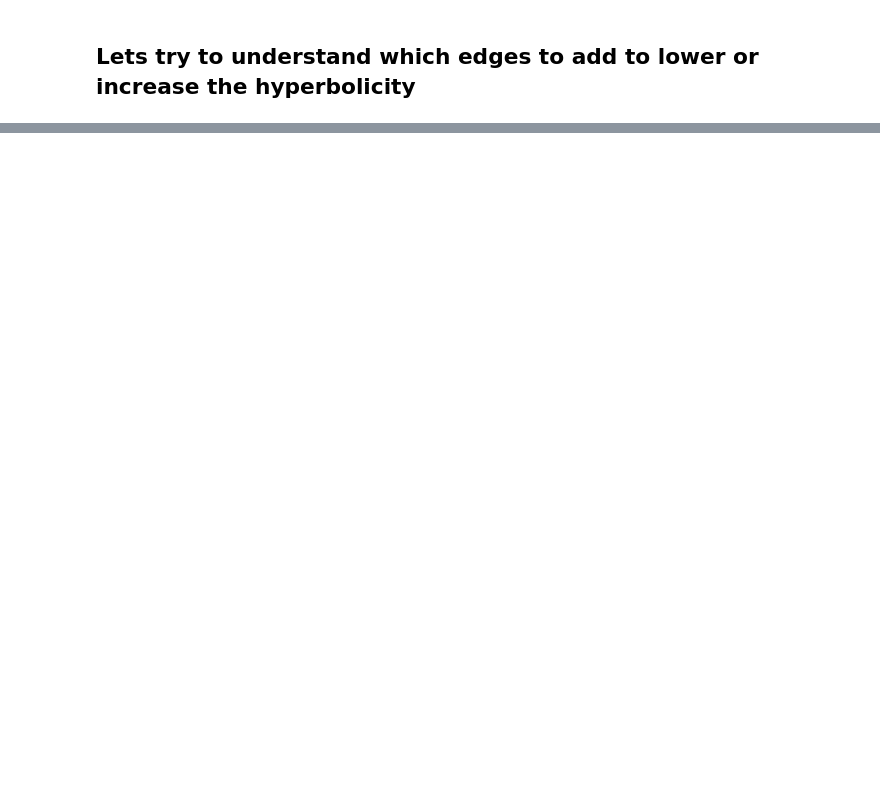
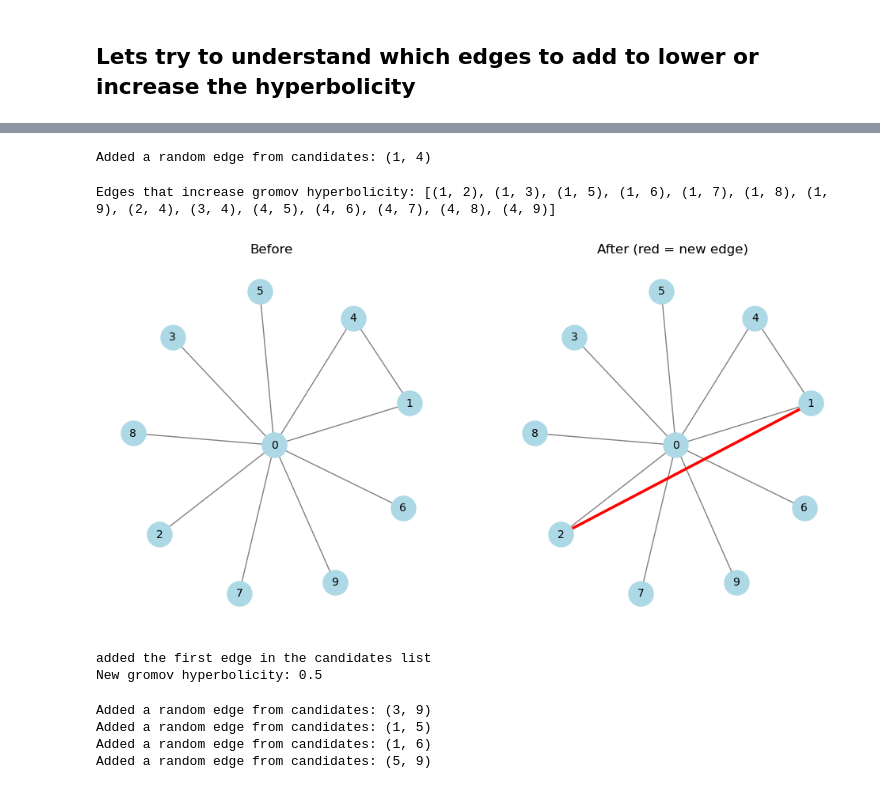
Before and after one commit to ClaudioFantasia/local_hyperbolicity_in_graphs, a Jupyter notebook: notebooks/hyperbolicity_testing.ipynb, the cells around one changed output, grey strips where cells are left out. Drawn from its saved outputs; the diff is of its cells as text; code cells hidden in the pictures; blank space fills up the shorter version.

Commit message:
Added some experiments on optimising topology based via Gromov hyperbolicity

```diff
--- a/notebooks/hyperbolicity_testing.ipynb
+++ b/notebooks/hyperbolicity_testing.ipynb
@@ -373,0 +395,7 @@ Archi selezionati: [(0, 2), (0, 3), (1, 3), (1, 4), (2, 4)]
+# %%
+print(f"Edges that increase gromov hyperbolicity: {result_edges}")
+if result_edges:
+    G.add_edge(*result_edges[0])
+    print('added the first edge in the candidates list')
+    draw_graph(G, pos)
+    print(f"New gromov hyperbolicity: {gromov_hyperbolicity(G)}")
@@ -373,0 +454,7 @@ Archi selezionati: [(0, 2), (0, 3), (1, 3), (1, 4), (2, 4)]
+# %%
+n = 10
+G = create_star_graph(n=n)
+pos = draw_layout(G, pos=None)
+draw_graph(G, pos)
+
+print(f"Original gromov hyperbolicity: {gromov_hyperbolicity(G)}")
@@ -373,0 +464,47 @@ Archi selezionati: [(0, 2), (0, 3), (1, 3), (1, 4), (2, 4)]
+# %%
+result_edges = []
+gromov_measure = gromov_hyperbolicity(G)
+
+
+while (not result_edges) and len(G.edges) != (n * (n - 1)) // 2:
+    result_edges = test_gromov_edge_addition(G, increase=True, original_gromov=gromov_measure)
+# %% [output]
+Added a random edge from candidates: (1, 4)
+# %%
+print(f"Edges that increase gromov hyperbolicity: {result_edges}")
+if result_edges:
+
+    fig, axes = plt.subplots(1, 2, figsize=(12, 6))
+
+
+
+
+    tmp_draw_graph(G, pos, ax=axes[0], title="Before")
+
+
+
+    G.add_edge(*result_edges[0])
+
+    tmp_draw_graph(G, pos, ax=axes[1], highlight_edges=[result_edges[0]], title="After (red = new edge)")
+
+    plt.show()
+
+    print('added the first edge in the candidates list')
+    print(f"New gromov hyperbolicity: {gromov_hyperbolicity(G)}")
+# %% [output]
+Edges that increase gromov hyperbolicity: [(1, 2), (1, 3), (1, 5), (1, 6), (1, 7), (1, 8), (1, 9), (2, 4), (3, 4), (4, 5), (4, 6), (4, 7), (4, 8), (4, 9)]
+[figure, added]
+added the first edge in the candidates list
+New gromov hyperbolicity: 0.5
+# %%
+result_edges = []
+gromov_measure = gromov_hyperbolicity(G)
+
+
+while (not result_edges) and len(G.edges) != (n * (n - 1)) // 2:
+    result_edges = test_gromov_edge_addition(G, increase=True, original_gromov=gromov_measure)
+# %% [output]
+Added a random edge from candidates: (3, 9)
+Added a random edge from candidates: (1, 5)
+Added a random edge from candidates: (1, 6)
+Added a random edge from candidates: (5, 9)
```
Also changed, not shown: parts of 21 cells of this notebook, 6 other files.
